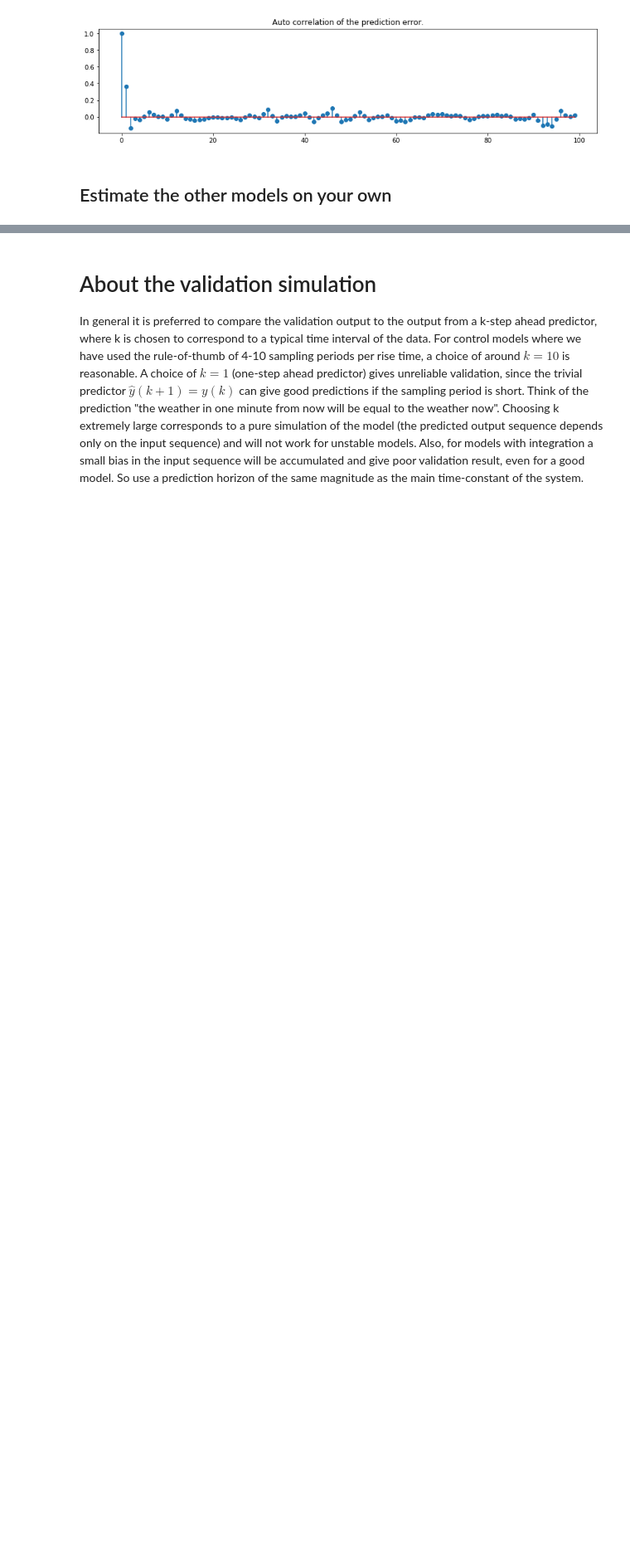
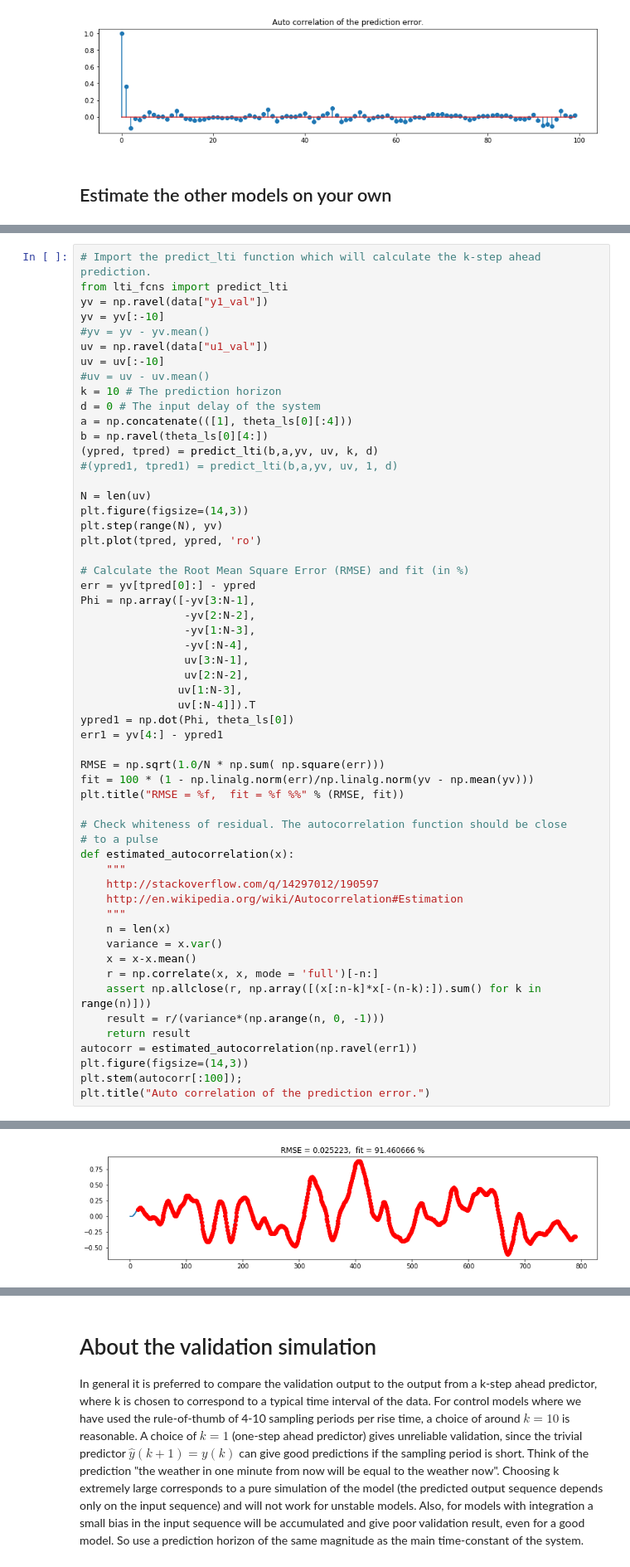
Before and after one commit to kjartan-at-tec/mr2007-computerized-control, a Jupyter notebook: system-identification/notebooks/Parameter estimation with least squares - Homework.ipynb, the cells around one changed output, grey strips where cells are left out. Shown at 83% size. Cells and saved outputs as stored; diff of their text form; blank space fills up the shorter version.

```diff
--- a/system-identification/notebooks/Parameter estimation with least squares - Homework.ipynb
+++ b/system-identification/notebooks/Parameter estimation with least squares - Homework.ipynb
@@ -182,0 +213,57 @@ Text(0.5,1,'Auto correlation of the prediction error.')
+# %%
+# Import the predict_lti function which will calculate the k-step ahead prediction.
+from lti_fcns import predict_lti
+yv = np.ravel(data["y1_val"])
+yv = yv[:-10]
+#yv = yv - yv.mean()
+uv = np.ravel(data["u1_val"])
+uv = uv[:-10]
+#uv = uv - uv.mean()
+k = 10 # The prediction horizon
+d = 0 # The input delay of the system
+a = np.concatenate(([1], theta_ls[0][:4]))
+b = np.ravel(theta_ls[0][4:])
+(ypred, tpred) = predict_lti(b,a,yv, uv, k, d)
+#(ypred1, tpred1) = predict_lti(b,a,yv, uv, 1, d)
+
+N = len(uv)
+plt.figure(figsize=(14,3))
+plt.step(range(N), yv)
+plt.plot(tpred, ypred, 'ro')
+
+# Calculate the Root Mean Square Error (RMSE) and fit (in %)
+err = yv[tpred[0]:] - ypred
+Phi = np.array([-yv[3:N-1],
+                -yv[2:N-2],
+                -yv[1:N-3],
+                -yv[:N-4],
+                uv[3:N-1],
+                uv[2:N-2],
+               uv[1:N-3],
+               uv[:N-4]]).T
+ypred1 = np.dot(Phi, theta_ls[0])
+err1 = yv[4:] - ypred1
+
+RMSE = np.sqrt(1.0/N * np.sum( np.square(err)))
+fit = 100 * (1 - np.linalg.norm(err)/np.linalg.norm(yv - np.mean(yv)))
+plt.title("RMSE = %f,  fit = %f %%" % (RMSE, fit))
+
+# Check whiteness of residual. The autocorrelation function should be close
+# to a pulse
+def estimated_autocorrelation(x):
+    """
+    http://stackoverflow.com/q/14297012/190597
+    http://en.wikipedia.org/wiki/Autocorrelation#Estimation
+    """
+    n = len(x)
+    variance = x.var()
+    x = x-x.mean()
+    r = np.correlate(x, x, mode = 'full')[-n:]
+    assert np.allclose(r, np.array([(x[:n-k]*x[-(n-k):]).sum() for k in range(n)]))
+    result = r/(variance*(np.arange(n, 0, -1)))
+    return result
+autocorr = estimated_autocorrelation(np.ravel(err1))
+plt.figure(figsize=(14,3))
+plt.stem(autocorr[:100]);
+plt.title("Auto correlation of the prediction error.")
+# %% [output]
@@ -182,0 +273 @@ Text(0.5,1,'Auto correlation of the prediction error.')
+[figure, added]
```
Also changed, not shown: parts of 3 cells of this notebook.
